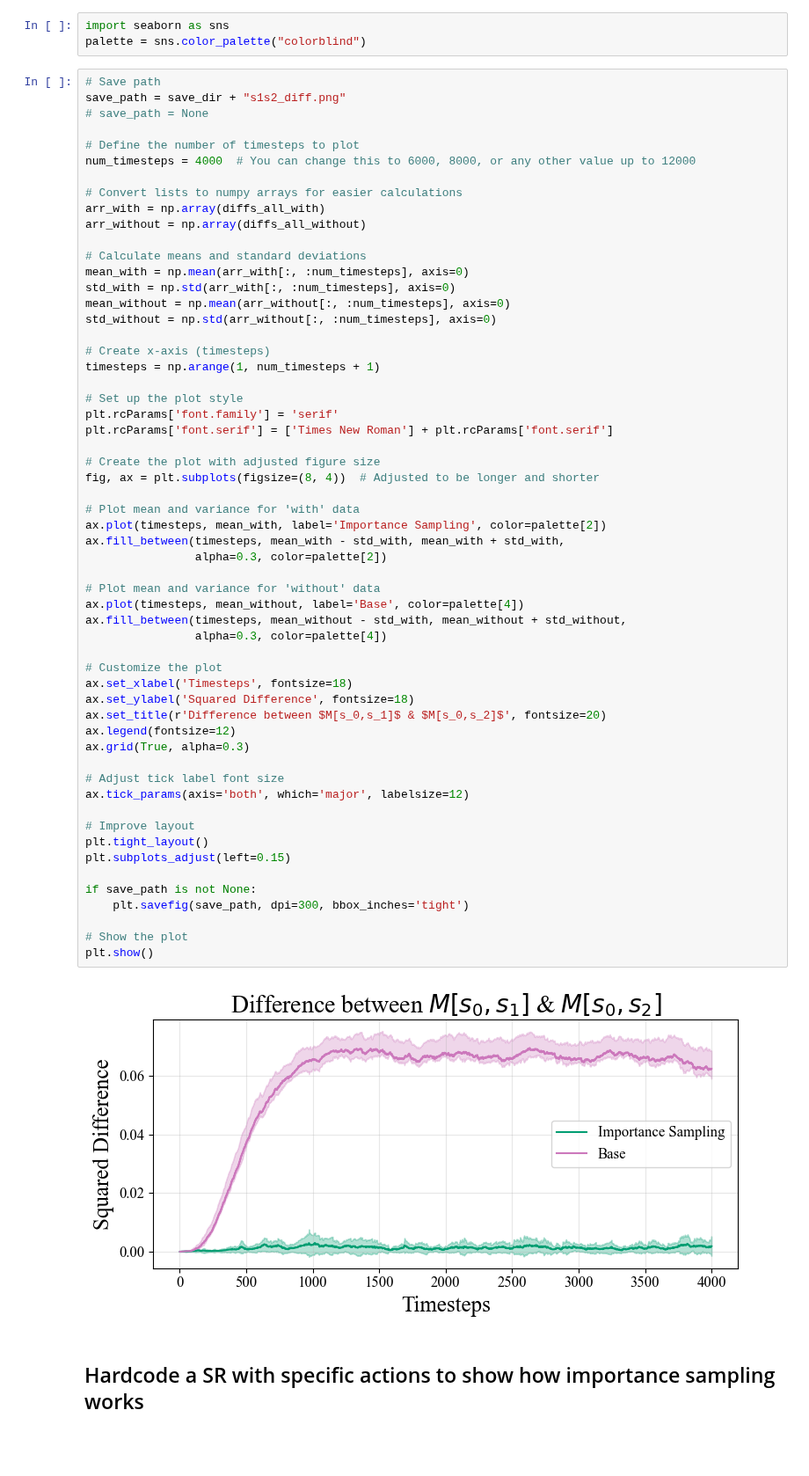
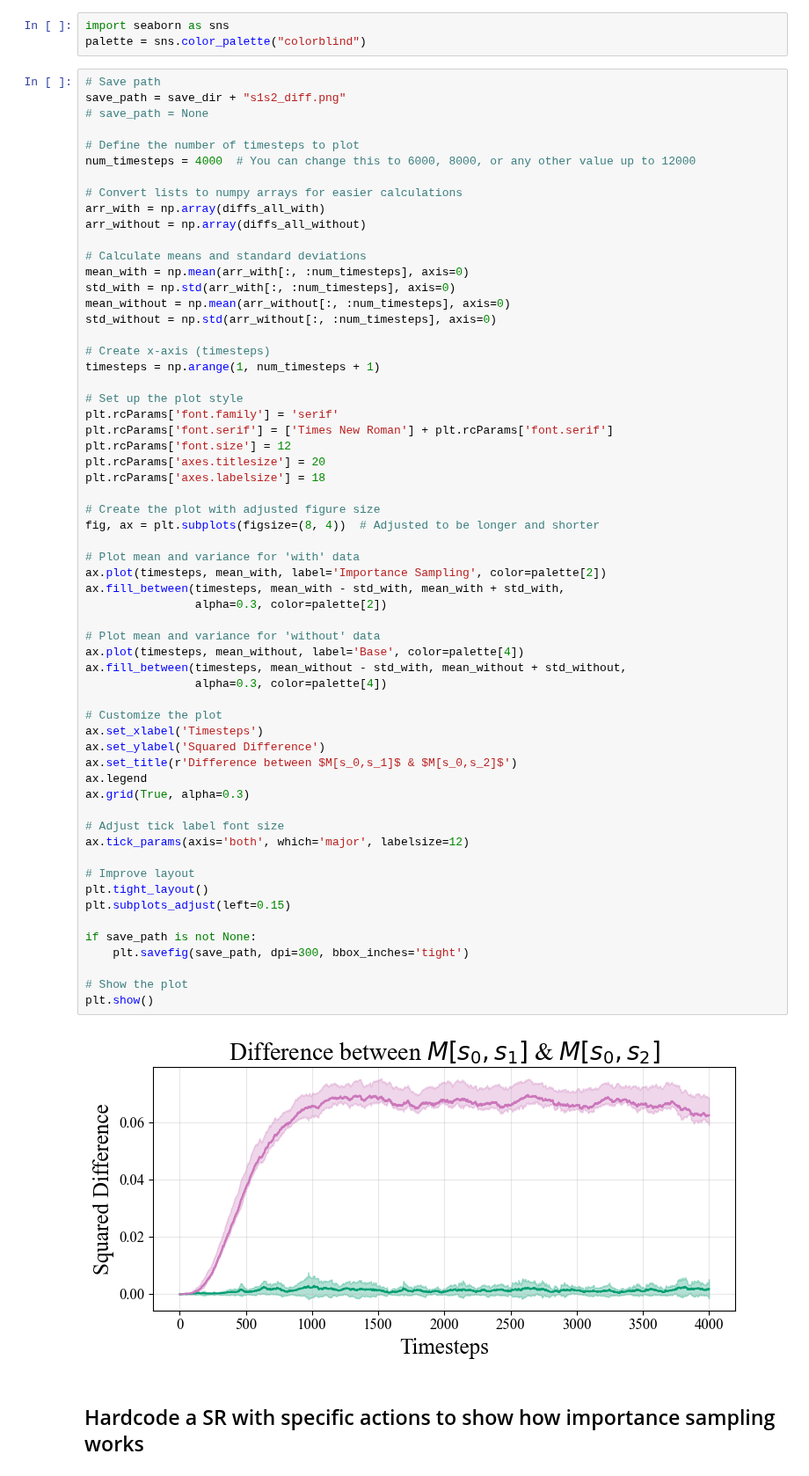
Before and after one commit to ArminBaz/SR-IS, a Jupyter notebook: src/occupancy_map.ipynb, the cells around one changed output. Shown at 88% size. Drawn from its saved outputs; the diff is of its cells as text; blank space fills up the shorter version.

Commit message:
matching font sizes in figures

```diff
--- a/src/occupancy_map.ipynb
+++ b/src/occupancy_map.ipynb
@@ -182,41 +182,44 @@ timesteps = np.arange(1, num_timesteps + 1)
 # Set up the plot style
 plt.rcParams['font.family'] = 'serif'
 plt.rcParams['font.serif'] = ['Times New Roman'] + plt.rcParams['font.serif']
+plt.rcParams['font.size'] = 12
+plt.rcParams['axes.titlesize'] = 20
+plt.rcParams['axes.labelsize'] = 18
 
 # Create the plot with adjusted figure size
 fig, ax = plt.subplots(figsize=(8, 4))  # Adjusted to be longer and shorter
 
 # Plot mean and variance for 'with' data
 ax.plot(timesteps, mean_with, label='Importance Sampling', color=palette[2])
 ax.fill_between(timesteps, mean_with - std_with, mean_with + std_with,
                 alpha=0.3, color=palette[2])
 
 # Plot mean and variance for 'without' data
 ax.plot(timesteps, mean_without, label='Base', color=palette[4])
 ax.fill_between(timesteps, mean_without - std_with, mean_without + std_without,
                 alpha=0.3, color=palette[4])
 
 # Customize the plot
-ax.set_xlabel('Timesteps', fontsize=18)
-ax.set_ylabel('Squared Difference', fontsize=18)
-ax.set_title(r'Difference between $M[s_0,s_1]$ & $M[s_0,s_2]$', fontsize=20)
-ax.legend(fontsize=12)
+ax.set_xlabel('Timesteps')
+ax.set_ylabel('Squared Difference')
+ax.set_title(r'Difference between $M[s_0,s_1]$ & $M[s_0,s_2]$')
+ax.legend
 ax.grid(True, alpha=0.3)
 
 # Adjust tick label font size
 ax.tick_params(axis='both', which='major', labelsize=12)
 
 # Improve layout
 plt.tight_layout()
 plt.subplots_adjust(left=0.15)
 
 if save_path is not None:
     plt.savefig(save_path, dpi=300, bbox_inches='tight')
 
 # Show the plot
 plt.show()
 # %% [output]
-[figure, old version]
+[figure, new version]
 # %% [markdown]
 ## Hardcode a SR with specific actions to show how importance sampling works
 # %% [markdown]
```
Also changed, not shown: parts of 2 cells of this notebook.
